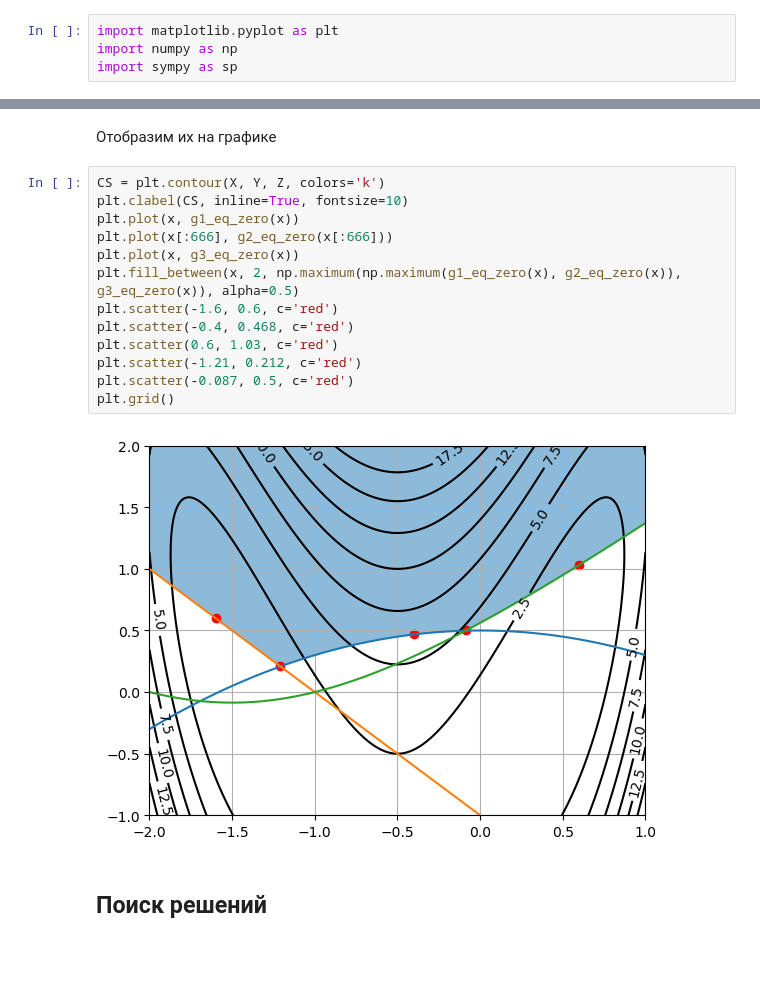
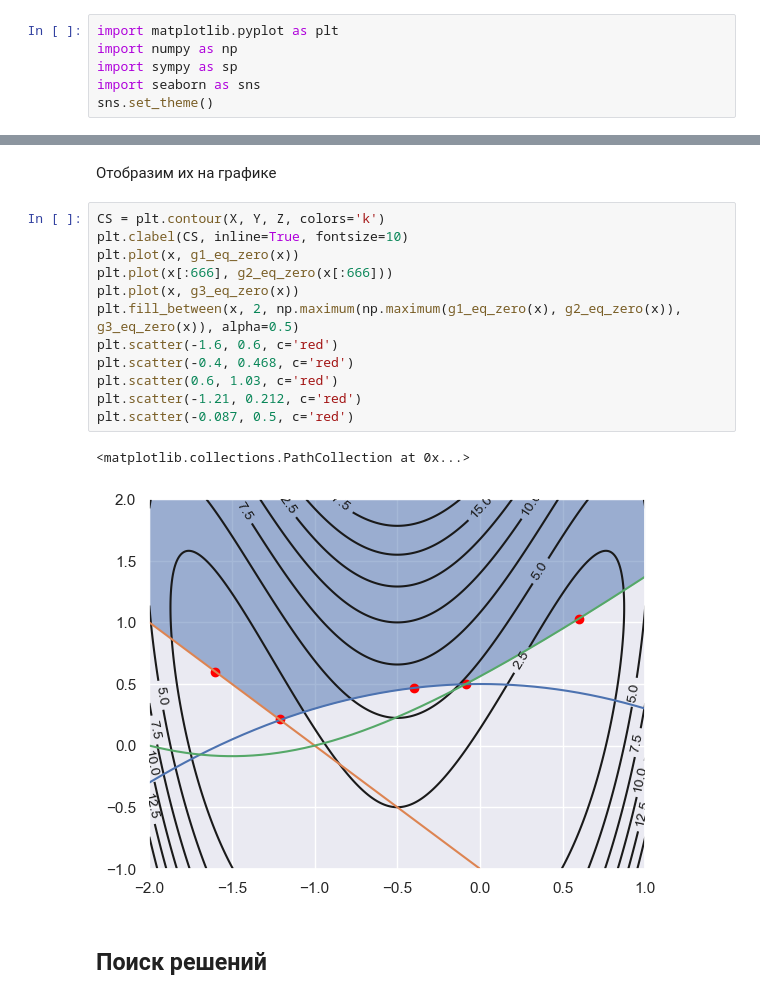
Before and after one commit to oleg-w570/optimization-methods, a Jupyter notebook: lab4.ipynb, the cells around one changed output, grey strips where cells are left out. Saved outputs shown, nothing was run; the diff lists cells and outputs as text; blank space fills up the shorter version.

```diff
--- a/lab4.ipynb
+++ b/lab4.ipynb
@@ -2,6 +2,8 @@
 import matplotlib.pyplot as plt
 import numpy as np
 import sympy as sp
+import seaborn as sns
+sns.set_theme()
 # %% [markdown]
 # Лабораторная работа №4 (вариант 5)
 # %% [markdown]
@@ -99,18 +101,18 @@ plt.grid()
 # %%
 CS = plt.contour(X, Y, Z, colors='k')
 plt.clabel(CS, inline=True, fontsize=10)
 plt.plot(x, g1_eq_zero(x))
 plt.plot(x[:666], g2_eq_zero(x[:666]))
 plt.plot(x, g3_eq_zero(x))
 plt.fill_between(x, 2, np.maximum(np.maximum(g1_eq_zero(x), g2_eq_zero(x)), g3_eq_zero(x)), alpha=0.5)
 plt.scatter(-1.6, 0.6, c='red')
 plt.scatter(-0.4, 0.468, c='red')
 plt.scatter(0.6, 1.03, c='red')
 plt.scatter(-1.21, 0.212, c='red')
 plt.scatter(-0.087, 0.5, c='red')
-plt.grid()
 # %% [output]
+<matplotlib.collections.PathCollection at 0x...>
-[figure, old version]
+[figure, new version]
 # %% [markdown]
 ## Поиск решений
 # %% [markdown]
```
Also changed, not shown: parts of 5 cells of this notebook, 3 other files.
